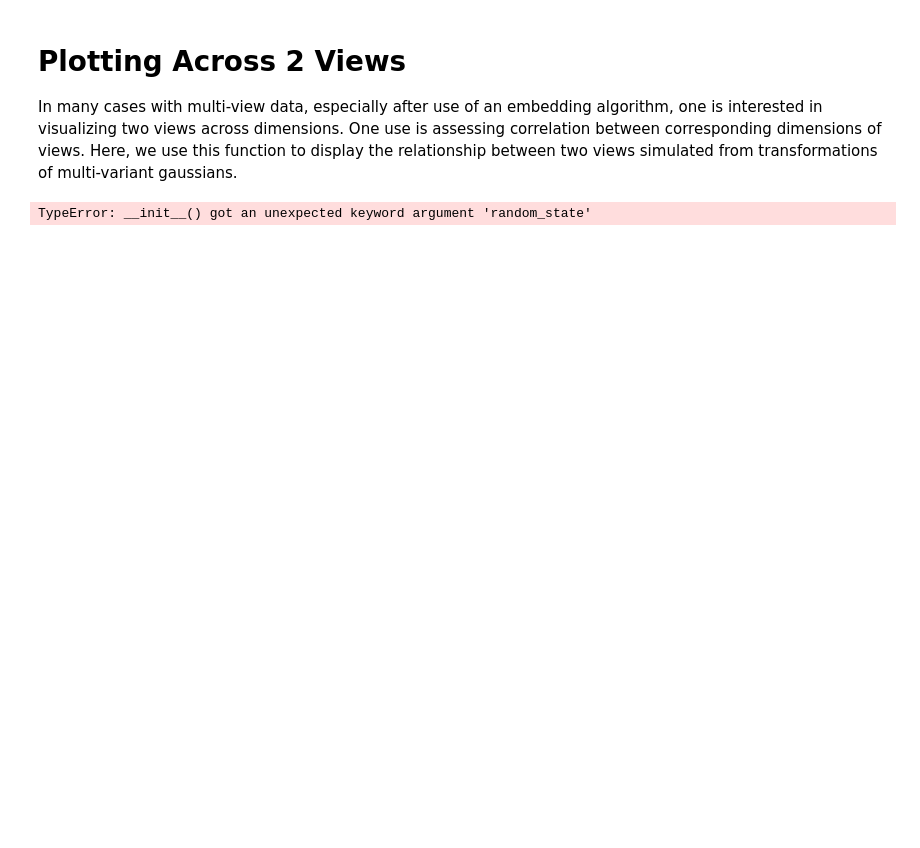
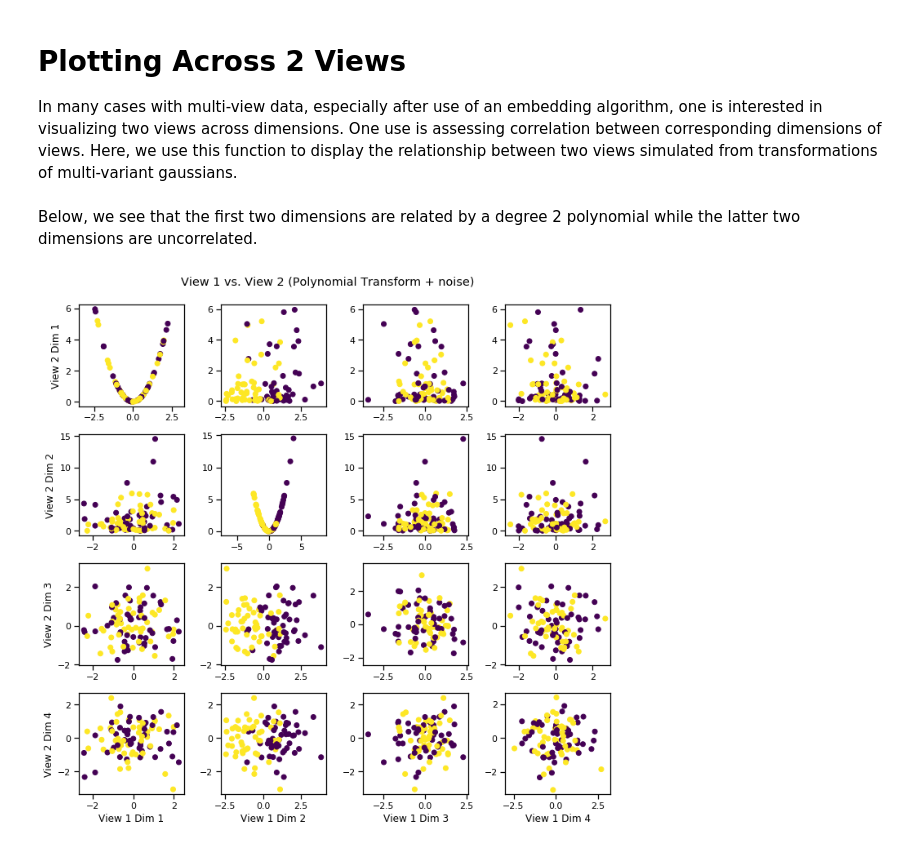
Before and after one commit to mvlearn/mvlearn, a Jupyter notebook: docs/tutorials/plotting/crossviews_plot.ipynb, the cells around one changed output. Cells and saved outputs as stored; diff of their text form; code cells hidden in the pictures; blank space fills up the shorter version.

```diff
--- a/docs/tutorials/plotting/crossviews_plot.ipynb
+++ b/docs/tutorials/plotting/crossviews_plot.ipynb
@@ -15,8 +13,11 @@ n = 100
 mu = [[0,1], [0,-1]]
 sigma = [np.eye(2), np.eye(2)]
 class_probs = [0.5, 0.5]
-GM = GaussianMixture(mu,sigma,n,class_probs=class_probs, random_state=42,
-                     shuffle=True, shuffle_random_state=42)
+GM = GaussianMixture(mu,sigma,n,class_probs=class_probs, shuffle=True)
 GM = GM.sample_views(transform='poly', n_noise=2)
-# %% [output]
-TypeError: __init__() got an unexpected keyword argument 'random_state'
+# %% [markdown]
+Below, we see that the first two dimensions are related by a degree 2 polynomial while the latter two dimensions are uncorrelated.
+# %%
+crossviews_plot(GM.Xs, labels=GM.y, title='View 1 vs. View 2 (Polynomial Transform + noise)', equal_axes=True)
+# %% [output]
+[figure, added]
```
Also changed, not shown: parts of 1 cell of this notebook, 2 other files.
